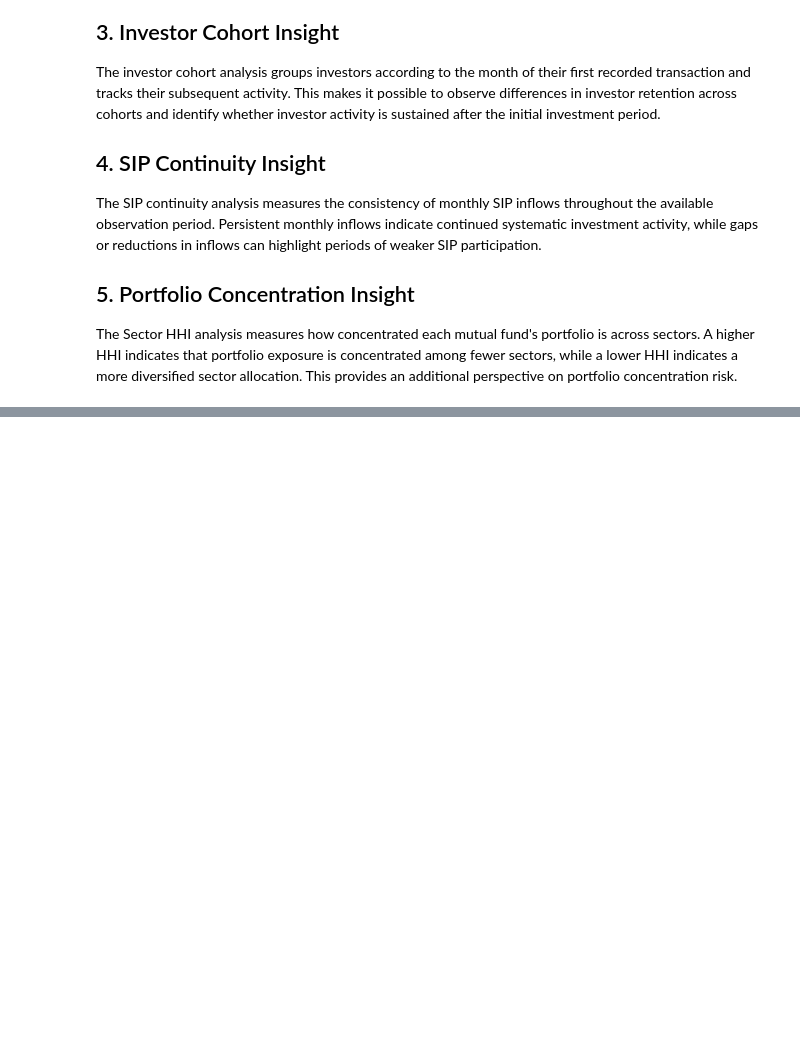
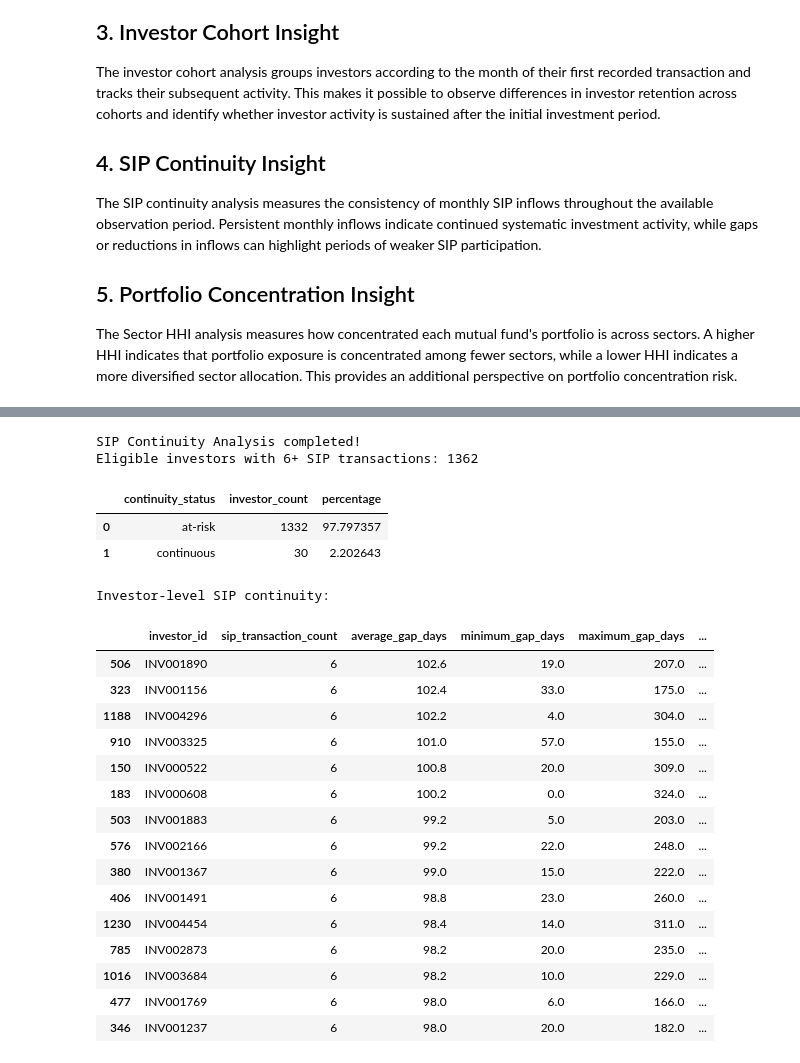
Before and after one commit to aakankshapansare10/EBlueStock_MutualFund, a Jupyter notebook: notebooks/Advanced_Analytics.ipynb, the cells around one changed output, grey strips where cells are left out. Drawn from its saved outputs; the diff is of its cells as text; code cells hidden in the pictures; blank space fills up the shorter version.

Commit message:
Complete advanced analytics and risk metrics

```diff
--- a/notebooks/Advanced_Analytics.ipynb
+++ b/notebooks/Advanced_Analytics.ipynb
@@ -952,0 +1380,65 @@ print(
+# %%
+# ============================================================
+# SIP CONTINUITY ANALYSIS — STEP 2C
+# ============================================================
+
+# Flag investors based on average SIP gap
+sip_continuity_summary["continuity_status"] = np.where(
+    sip_continuity_summary["average_gap_days"] > 35,
+    "at-risk",
+    "continuous"
+)
+
+# Count each status
+status_counts = (
+    sip_continuity_summary["continuity_status"]
+    .value_counts()
+    .reset_index()
+)
+
+status_counts.columns = ["continuity_status", "investor_count"]
+
+# Calculate percentage of eligible investors
+status_counts["percentage"] = (
+    status_counts["investor_count"]
+    / len(sip_continuity_summary)
+    * 100
+)
+
+print("SIP Continuity Analysis completed!")
+print(
+    "Eligible investors with 6+ SIP transactions:",
+    len(sip_continuity_summary)
+)
+
+display(status_counts)
+
+print("\nInvestor-level SIP continuity:")
+display(
+    sip_continuity_summary
+    .sort_values("average_gap_days", ascending=False)
+    .head(15)
+)
+# %% [output]
+SIP Continuity Analysis completed!
+Eligible investors with 6+ SIP transactions: 1362
+|  | continuity_status | investor_count | percentage |
+| 0 | at-risk | 1332 | 97.797357 |
+| 1 | continuous | 30 | 2.202643 |
+Investor-level SIP continuity:
+|  | investor_id | sip_transaction_count | average_gap_days | minimum_gap_days | maximum_gap_days | ... |
+| 506 | INV001890 | 6 | 102.6 | 19.0 | 207.0 | ... |
+| 323 | INV001156 | 6 | 102.4 | 33.0 | 175.0 | ... |
+| 1188 | INV004296 | 6 | 102.2 | 4.0 | 304.0 | ... |
+| 910 | INV003325 | 6 | 101.0 | 57.0 | 155.0 | ... |
+| 150 | INV000522 | 6 | 100.8 | 20.0 | 309.0 | ... |
+| 183 | INV000608 | 6 | 100.2 | 0.0 | 324.0 | ... |
+| 503 | INV001883 | 6 | 99.2 | 5.0 | 203.0 | ... |
+| 576 | INV002166 | 6 | 99.2 | 22.0 | 248.0 | ... |
+| 380 | INV001367 | 6 | 99.0 | 15.0 | 222.0 | ... |
+| 406 | INV001491 | 6 | 98.8 | 23.0 | 260.0 | ... |
+| 1230 | INV004454 | 6 | 98.4 | 14.0 | 311.0 | ... |
+| 785 | INV002873 | 6 | 98.2 | 20.0 | 235.0 | ... |
+| 1016 | INV003684 | 6 | 98.2 | 10.0 | 229.0 | ... |
+| 477 | INV001769 | 6 | 98.0 | 6.0 | 166.0 | ... |
+| 346 | INV001237 | 6 | 98.0 | 20.0 | 182.0 | ... |
```
Also changed, not shown: parts of 18 cells of this notebook.
